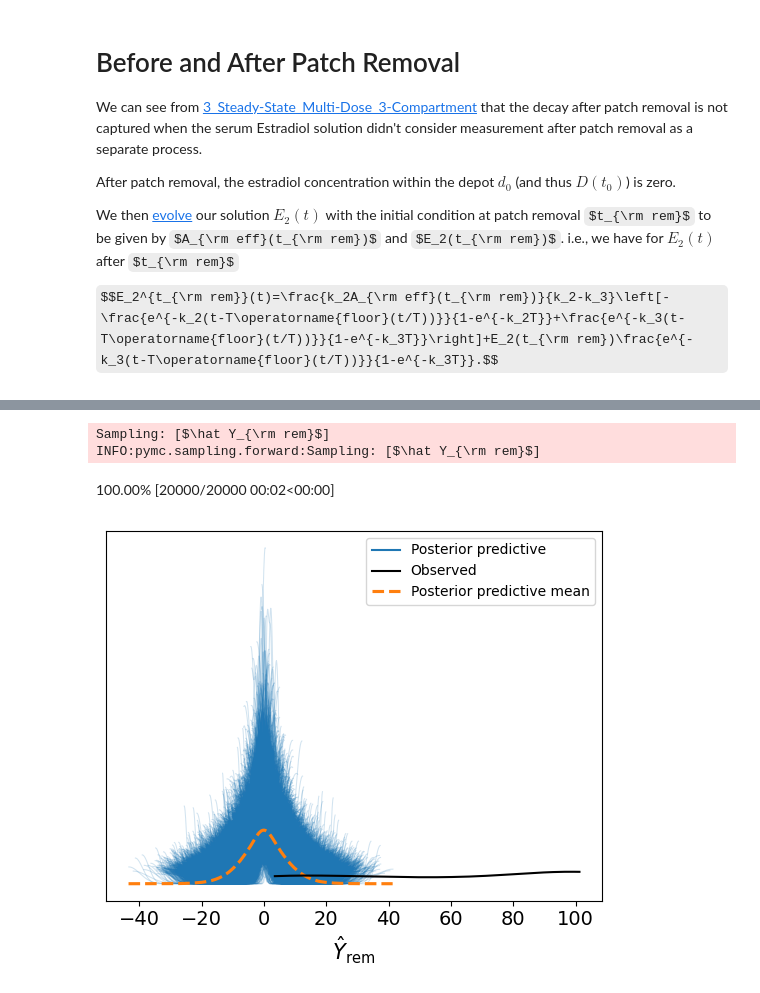
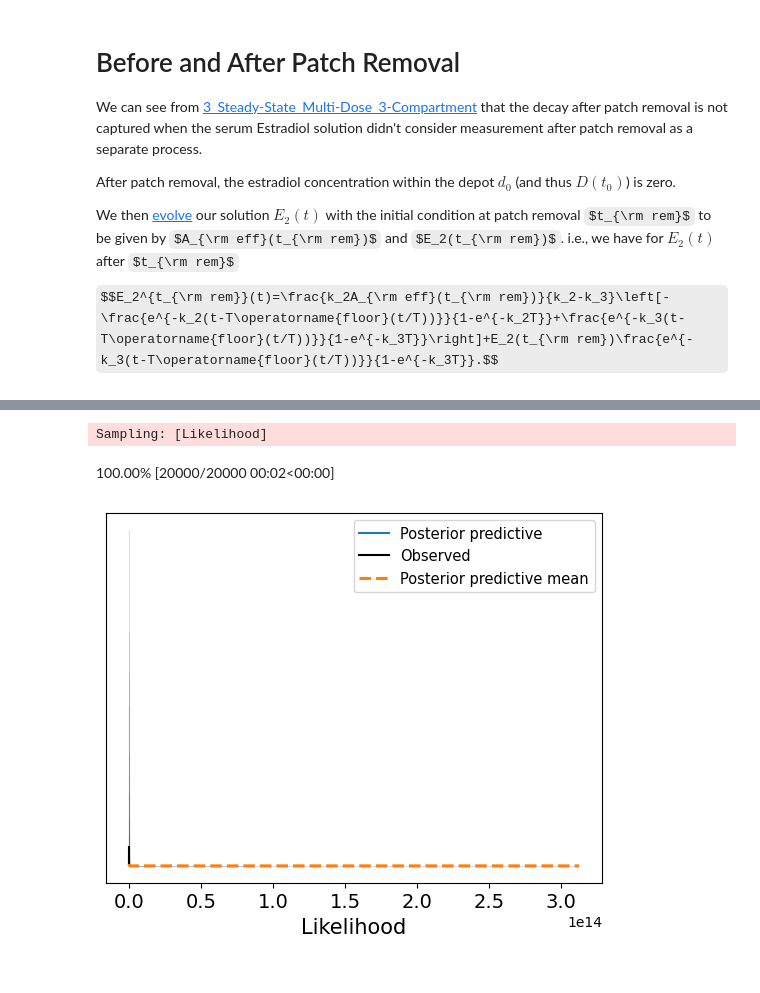
Before and after one commit to transturion/modeling, a Jupyter notebook: 4_Hierarchical_3-Compartment.ipynb, the cells around one changed output, grey strips where cells are left out. Drawn from its saved outputs; the diff is of its cells as text; code cells hidden in the pictures; some formulas as TeX source.

Commit message:
Trying to fix the PyMC model

```diff
--- a/4_Hierarchical_3-Compartment.ipynb
+++ b/4_Hierarchical_3-Compartment.ipynb
@@ -156,12 +177,11 @@ az.plot_energy(sampleMylan100);
-# %%
-with Mylan100Model:
-    sampleMylan100.extend(pm.sample_posterior_predictive(sampleMylan100))
-
-fig, ax = plt.subplots()
-az.plot_ppc(sampleMylan100, ax=ax)
-ax.legend(fontsize=10);
-# %% [output]
-Sampling: [$\hat Y_{\rm rem}$]
-INFO:pymc.sampling.forward:Sampling: [$\hat Y_{\rm rem}$]
-100.00% [20000/20000 00:02<00:00]
-[figure, removed]
+# %%
+# https://www.pymc.io/projects/docs/en/stable/learn/core_notebooks/posterior_predictive.html
+RANDOM_SEED = 58
+rng = np.random.default_rng(RANDOM_SEED)
+with Mylan100Model:
+    pm.sample_posterior_predictive(sampleMylan100, extend_inferencedata=True, random_seed=rng)
+az.plot_ppc(sampleMylan100, num_pp_samples=100);
+# %% [output]
+Sampling: [Likelihood]
+100.00% [20000/20000 00:02<00:00]
+[figure, added]
```
Also changed, not shown: parts of 20 cells of this notebook.
